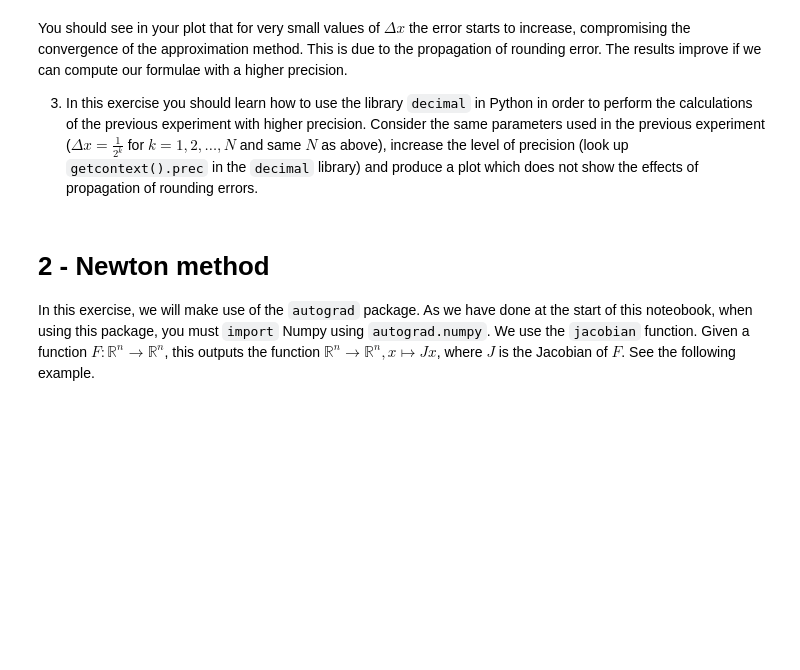
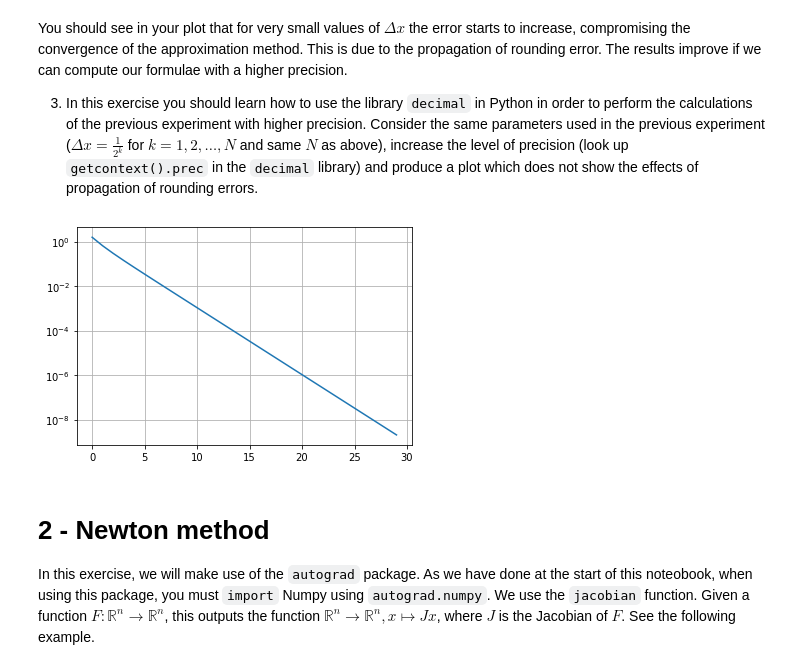
Before and after one commit to Agnar22/NumericalMethods, a Jupyter notebook: Project-part1-fix1.ipynb, the cells around one changed output. Drawn from its saved outputs; the diff is of its cells as text; code cells hidden in the pictures; blank space fills up the shorter version.

```diff
--- a/Project-part1-fix1.ipynb
+++ b/Project-part1-fix1.ipynb
@@ -35,3 +35,25 @@ Plot the results (values of $\Delta x$ versus the corresponding absolute error)
+# %%
+# Your code
+import math
+import matplotlib.pyplot as plt
+
+def f(x):
+    return np.exp(x)
+
+def estimated_derivative(x, d_x):
+    return (f(x + d_x) - f(x))/d_x
+
+x = math.pi / 4
+deriv = np.exp(x)
+N = 40
+
+derivatives = [abs(estimated_derivative(x, 2**(-d_x)) - deriv) for d_x in range(N)]
+plt.plot([k for k in range(N)], derivatives)
+plt.grid()
+plt.yscale("log")
+plt.xlabel("2^-k")
+plt.ylabel("absolute error")
+plt.show()
 # %% [markdown]
 You should see in your plot that for very small values of $\Delta x$ the error starts to increase, compromising the convergence of the approximation method. This is due to the propagation of rounding error. The results improve if we can compute our formulae with a higher precision.
 
@@ -42,3 +62,25 @@ Consider the same parameters used in the previous experiment ($\Delta x=\frac{1}
+# %%
+# Your code
+from decimal import *
+
+def f(x):
+    return np.exp(Decimal(x))
+
+def estimated_derivative(x, d_x):
+    return Decimal(Decimal(f(Decimal(x) + Decimal(d_x))) - Decimal(f(Decimal(x))))/Decimal(d_x)
+
+getcontext().prec = 100
+x = math.pi / 4
+N = 40
+
+deriv = np.exp(Decimal(x))
+derivatives = [abs(estimated_derivative(x, 2**(-d_x)) - deriv) for d_x in range(0, 30)]
+plt.plot([k for k in range(0, 30)], derivatives)
+plt.grid()
+plt.yscale("log")
+plt.show()
+# %% [output]
+[figure, added]
 # %% [markdown]
 # 2 - Newton method
 
```
Also changed, not shown: parts of 12 cells of this notebook.
